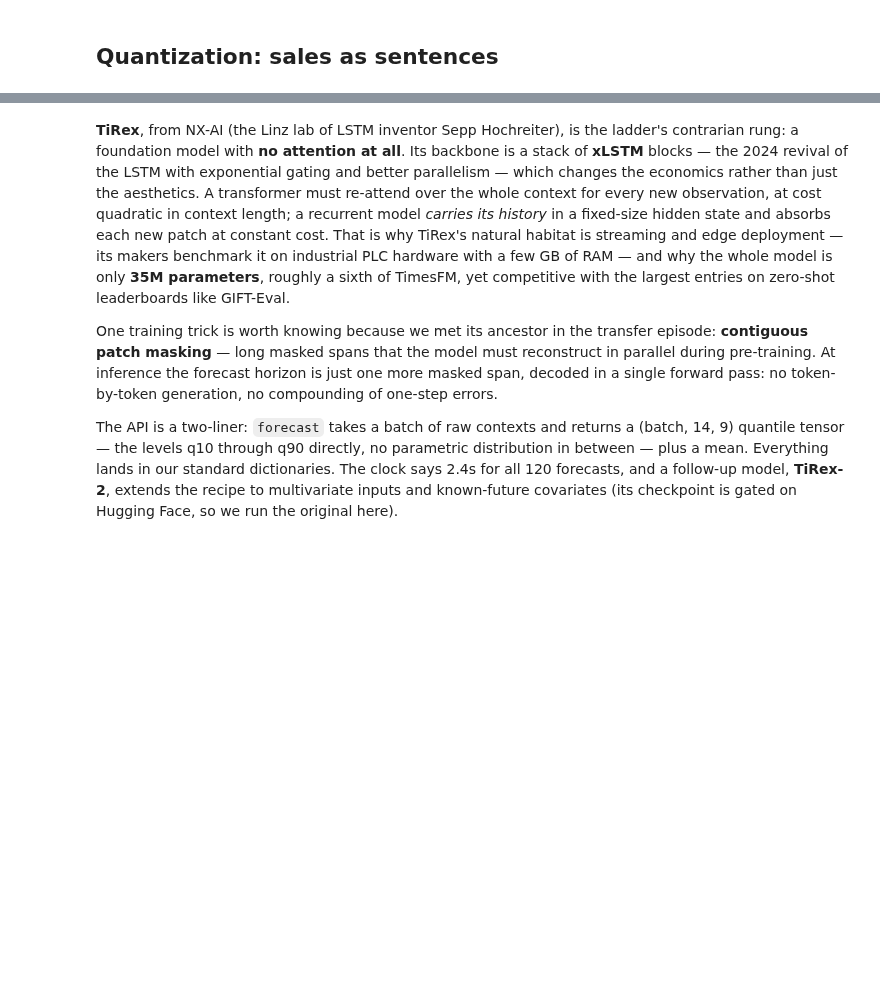
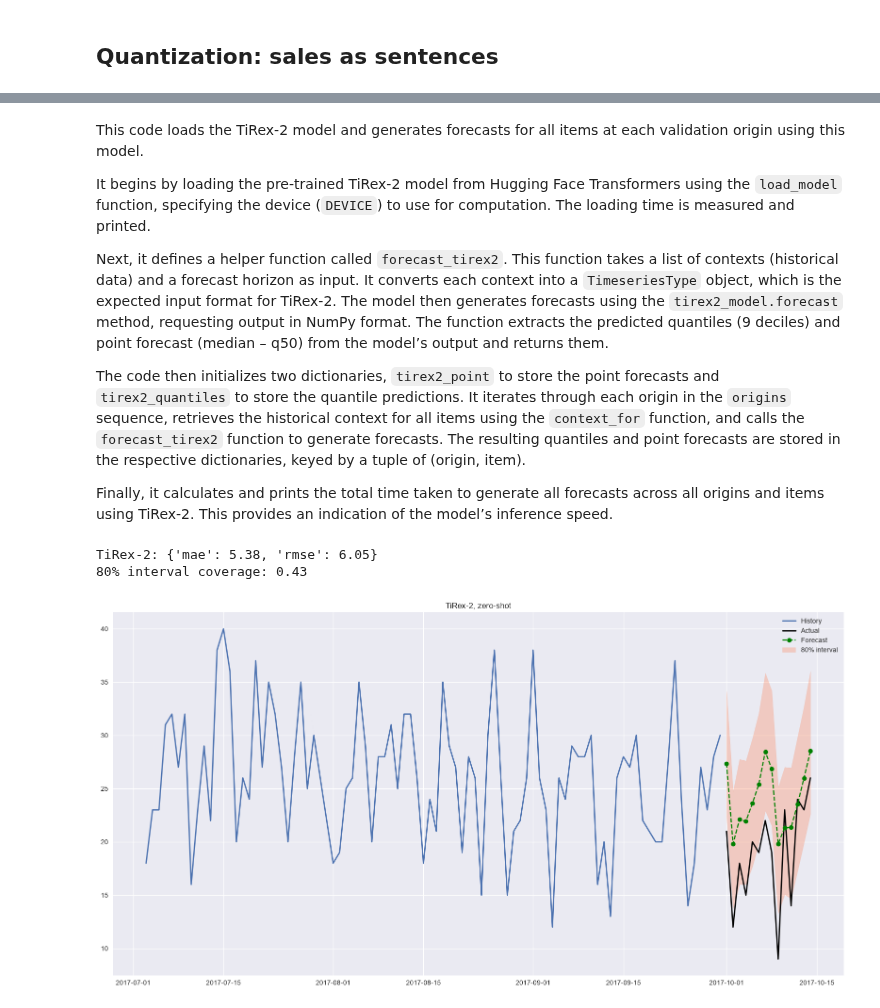
Before and after one commit to tng-konrad/time-series-with-Konrad, a Jupyter notebook: m14-tsfm.ipynb, the cells around one changed output, grey strips where cells are left out. Saved outputs shown, nothing was run; the diff lists cells and outputs as text; code cells hidden in the pictures; blank space fills up the shorter version.

```diff
--- a/m14-tsfm.ipynb
+++ b/m14-tsfm.ipynb
@@ -686,34 +686,23 @@ print(f"All 120 forecasts in {tirex_time:.1f}s")
 # %% [markdown]
-**TiRex**, from NX-AI (the Linz lab of LSTM inventor Sepp Hochreiter), is the ladder's
-contrarian rung: a foundation model with **no attention at all**. Its backbone is a
-stack of **xLSTM** blocks — the 2024 revival of the LSTM with exponential gating and
-better parallelism — which changes the economics rather than just the aesthetics. A
-transformer must re-attend over the whole context for every new observation, at cost
-quadratic in context length; a recurrent model *carries its history* in a fixed-size
-hidden state and absorbs each new patch at constant cost. That is why TiRex's natural
-habitat is streaming and edge deployment — its makers benchmark it on industrial PLC
-hardware with a few GB of RAM — and why the whole model is only **35M parameters**,
-roughly a sixth of TimesFM, yet competitive with the largest entries on zero-shot
-leaderboards like GIFT-Eval.
+This code loads the TiRex-2 model and generates forecasts for all items at each validation origin using this model.
 
-One training trick is worth knowing because we met its ancestor in the transfer
-episode: **contiguous patch masking** — long masked spans that the model must
-reconstruct in parallel during pre-training. At inference the forecast horizon is just
-one more masked span, decoded in a single forward pass: no token-by-token generation,
-no compounding of one-step errors.
+It begins by loading the pre-trained TiRex-2 model from Hugging Face Transformers using the `load_model` function, specifying the device (`DEVICE`) to use for computation. The loading time is measured and printed.
 
-The API is a two-liner: `forecast` takes a batch of raw contexts and returns a
-(batch, 14, 9) quantile tensor — the levels q10 through q90 directly, no parametric
-distribution in between — plus a mean. Everything lands in our standard dictionaries.
-The clock says 2.4s for all 120 forecasts, and a follow-up model,
-**TiRex-2**, extends the recipe to multivariate inputs and known-future covariates
-(its checkpoint is gated on Hugging Face, so we run the original here).
+Next, it defines a helper function called `forecast_tirex2`. This function takes a list of contexts (historical data) and a forecast horizon as input. It converts each context into a `TimeseriesType` object, which is the expected input format for TiRex-2. The model then generates forecasts using the `tirex2_model.forecast` method, requesting output in NumPy format. The function extracts the predicted quantiles (9 deciles) and point forecast (median – q50) from the model’s output and returns them.
+
+The code then initializes two dictionaries, `tirex2_point` to store the point forecasts and `tirex2_quantiles` to store the quantile predictions. It iterates through each origin in the `origins` sequence, retrieves the historical context for all items using the `context_for` function, and calls the `forecast_tirex2` function to generate forecasts. The resulting quantiles and point forecasts are stored in the respective dictionaries, keyed by a tuple of (origin, item).
+
+Finally, it calculates and prints the total time taken to generate all forecasts across all origins and items using TiRex-2. This provides an indication of the model’s inference speed.
 # %%
-q = tirex_quantiles[hero_key]
-print("TiRex:", forecast_metrics(actual0, tirex_mean[hero_key]))
+q = tirex2_quantiles[hero_key]
+print("TiRex-2:", forecast_metrics(actual0, tirex2_point[hero_key]))
 print("80% interval coverage:",
       round(interval_coverage(actual0, q[:, 0], q[:, 8]), 2))
 
-plot_forecast(CFG.HERO_ITEM, origin0, tirex_mean[hero_key],
-              "TiRex, zero-shot", lower=q[:, 0], upper=q[:, 8])
+plot_forecast(CFG.HERO_ITEM, origin0, tirex2_point[hero_key],
+              "TiRex-2, zero-shot", lower=q[:, 0], upper=q[:, 8])
+# %% [output]
+TiRex-2: {'mae': 5.38, 'rmse': 6.05}
+80% interval coverage: 0.43
+[figure, added]
 # %% [markdown]
```
Also changed, not shown: parts of 73 cells of this notebook, 5 other files.
